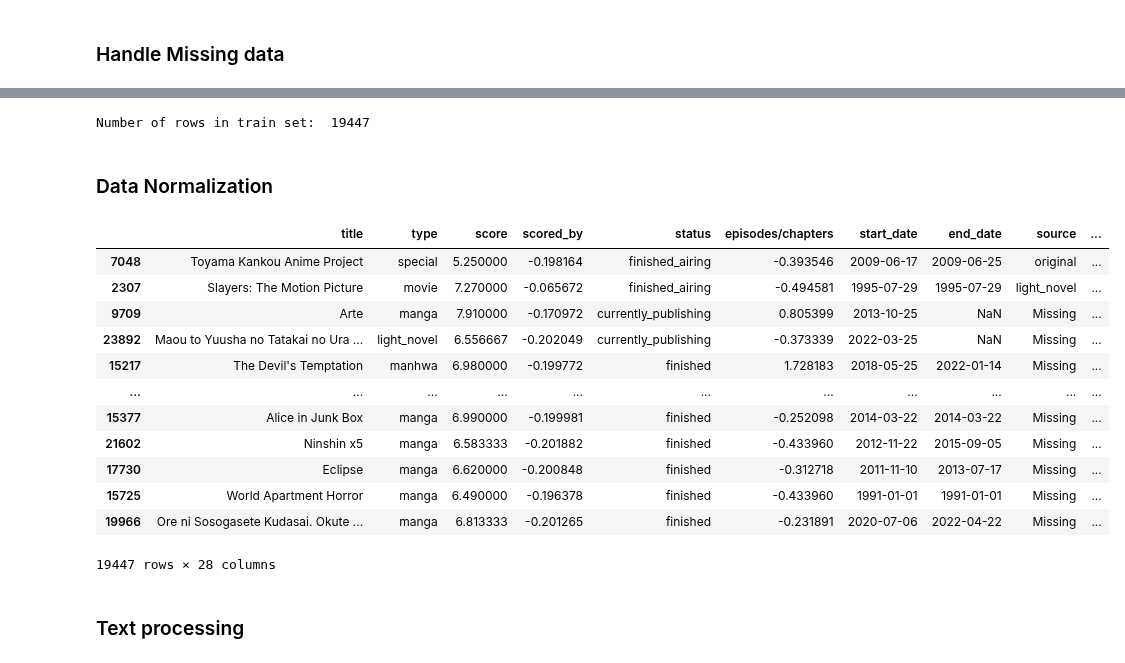
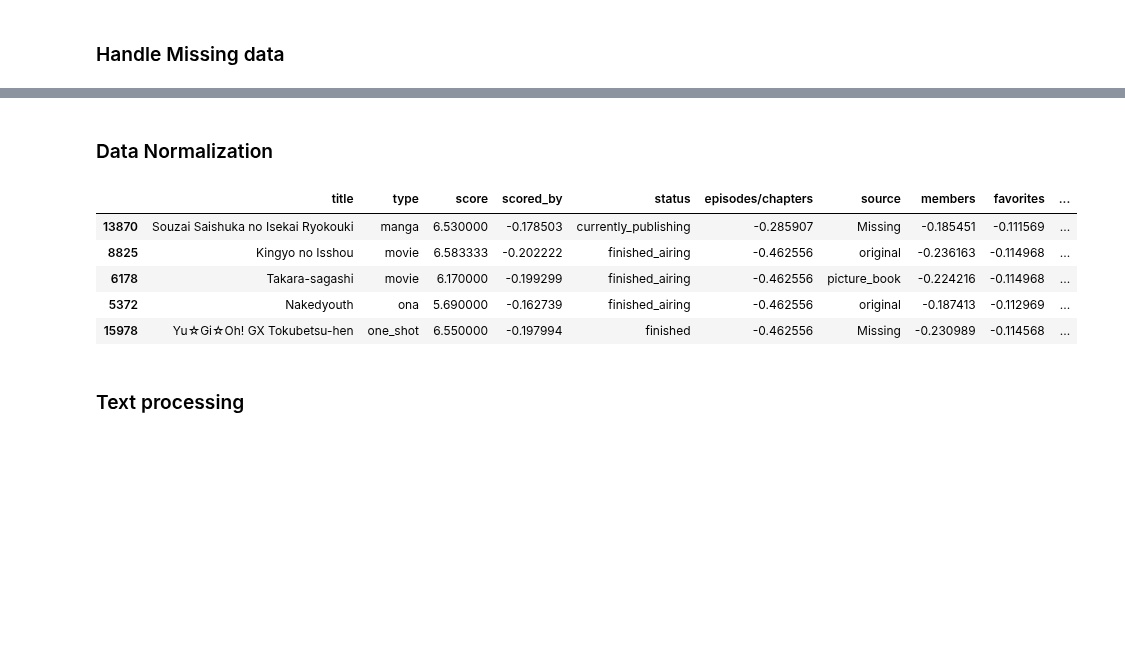
Before and after one commit to derickkan3356/anime-manga-theme-and-success-prediction, a Jupyter notebook: data_preprocessing.ipynb, the cells around one changed output, grey strips where cells are left out. Cells and saved outputs as stored; diff of their text form; code cells hidden in the pictures; blank space fills up the shorter version.

Commit message:
data cleaning 2.0

```diff
--- a/data_preprocessing.ipynb
+++ b/data_preprocessing.ipynb
@@ -47,7 +47,7 @@ def data_cleaning(input_anime, input_manga):
     df_manga = input_manga.copy()
 
     # remove unnecessary columns
-    df_anime = df_anime.drop(columns=['anime_id', 'rating', 'main_picture', 'url', 'trailer_url', 'background', 'created_at', 'updated_at', 'episode_duration', 'broadcast_day', 'broadcast_time', 'licensors', 'title_synonyms'])
+    df_anime = df_anime.drop(columns=['anime_id', 'total_duration', 'start_year', 'start_season', 'rating', 'main_picture', 'url', 'trailer_url', 'background', 'created_at', 'updated_at', 'episode_duration', 'broadcast_day', 'broadcast_time', 'licensors', 'title_synonyms'])
     df_manga = df_manga.drop(columns=['manga_id', 'main_picture', 'url', 'background', 'created_at_before', 'updated_at', 'title_synonyms'])
 
     # remove rows that are null in 'synopsis' and 'title', which are crucial for our project
@@ -173,7 +173,11 @@ def columns_alignment(input_anime, input_manga):
 df_anime_aligned, df_manga_aligned = columns_alignment(df_anime_cleaned, df_manga_extracted)
 # %%
 df_full = pd.concat([df_anime_aligned, df_manga_aligned], ignore_index=True)
-df_full
+
+#remove unnecessary common columns
+df_full = df_full.drop(columns=['real_start_date', 'real_end_date', 'volumes'])
+
+df_full.head()
 # %% [output]
 |  | title | type | score | scored_by | status | episodes/chapters | start_date | end_date | source | ... |
 | 0 | Fullmetal Alchemist: Brotherhood | tv | 9.10 | 2037075 | finished_airing | 64.0 | 2009-04-05 | 2010-07-04 | manga | ... |
@@ -195,23 +297,24 @@ from sklearn.impute import SimpleImputer
 from sklearn.impute import KNNImputer
 
 # Non-numerical columns
-Non_Numerical = ['type', 'source']
+Non_Numerical = ['type', 'source', 'start_season', 'end_season']
 
 # Create an imputer for non-numerical data filling with 'Missing'
 categorical_imputer = SimpleImputer(strategy='constant', fill_value='Missing')
 
 # Impute non-numerical columns
-df_full[Non_Numerical] = categorical_imputer.fit_transform(df_full[Non_Numerical])
+train[Non_Numerical] = categorical_imputer.fit_transform(train[Non_Numerical])
 
 # Numerical columns
-Numerical = ['score', 'scored_by', 'episodes/chapters', 'members', 'favorites']
+Numerical = ['score', 'scored_by', 'episodes/chapters', 'members', 'favorites', 'start_year' , 'end_year']
 
 # Create an imputer for numerical data using KNNImputer
 knn_imputer = KNNImputer(n_neighbors=3)
 
 # Impute numerical columns
-df_full[Numerical] = knn_imputer.fit_transform(df_full[Numerical])
+train[Numerical] = knn_imputer.fit_transform(train[Numerical])
 
-# Display the final result with both numerical and categorical columns imputed
-df_full.isnull().sum()
+# Check for result
+print("Number of missing data in Training Set:\n")
+print(train.isnull().sum())
 # %% [output]
@@ -234,39 +337,38 @@ volumes              13248
 dtype: int64
-# %%
-# train test split
-from sklearn.model_selection import train_test_split
-train, test = train_test_split(df_full, test_size=0.2, random_state=RANDOM_SEED)
-print('Number of rows in train set: ', len(train))
-# %% [output]
-Number of rows in train set:  19447
 # %% [markdown]
 ### Data Normalization
 # %%
 from sklearn.preprocessing import StandardScaler
 
 scaler = StandardScaler()
 
 # Selecting columns to normalize
 columns_to_normalize = ["scored_by", "episodes/chapters", "members", "favorites"]
 
-# Normalizing the selected columns
-train_normalized = train.copy()
-train_normalized[columns_to_normalize] = scaler.fit_transform(train[columns_to_normalize])
-train_normalized
+earliest_start_year = train['start_year'].min()
+
+# function for Normalizing the selected columns
+def Normalizing(data):
+    data_normalized = data.copy()
+    data_normalized[columns_to_normalize] = scaler.fit_transform(train[columns_to_normalize])
+
+    # Calculate the duration by subtracting the earliest start year from all years
+    data_normalized['elapsed_start_time '] = data_normalized['start_year'] - earliest_start_year
+    data_normalized['elapsed_end_time '] = data_normalized['end_year'] - earliest_start_year
+
+    data_normalized = data_normalized.drop(columns=['start_year', 'end_year'])
+
+    return data_normalized
+
+train_normalized = Normalizing(train)
+train_normalized.head()
 # %% [output]
-|  | title | type | score | scored_by | status | episodes/chapters | start_date | end_date | source | ... |
-| 7048 | Toyama Kankou Anime Project | special | 5.250000 | -0.198164 | finished_airing | -0.393546 | 2009-06-17 | 2009-06-25 | original | ... |
-| 2307 | Slayers: The Motion Picture | movie | 7.270000 | -0.065672 | finished_airing | -0.494581 | 1995-07-29 | 1995-07-29 | light_novel | ... |
-| 9709 | Arte | manga | 7.910000 | -0.170972 | currently_publishing | 0.805399 | 2013-10-25 | NaN | Missing | ... |
-| 23892 | Maou to Yuusha no Tatakai no Ura ... | light_novel | 6.556667 | -0.202049 | currently_publishing | -0.373339 | 2022-03-25 | NaN | Missing | ... |
-| 15217 | The Devil's Temptation | manhwa | 6.980000 | -0.199772 | finished | 1.728183 | 2018-05-25 | 2022-01-14 | Missing | ... |
-| ... | ... | ... | ... | ... | ... | ... | ... | ... | ... | ... |
-| 15377 | Alice in Junk Box | manga | 6.990000 | -0.199981 | finished | -0.252098 | 2014-03-22 | 2014-03-22 | Missing | ... |
-| 21602 | Ninshin x5 | manga | 6.583333 | -0.201882 | finished | -0.433960 | 2012-11-22 | 2015-09-05 | Missing | ... |
-| 17730 | Eclipse | manga | 6.620000 | -0.200848 | finished | -0.312718 | 2011-11-10 | 2013-07-17 | Missing | ... |
-| 15725 | World Apartment Horror | manga | 6.490000 | -0.196378 | finished | -0.433960 | 1991-01-01 | 1991-01-01 | Missing | ... |
-| 19966 | Ore ni Sosogasete Kudasai. Okute ... | manga | 6.813333 | -0.201265 | finished | -0.231891 | 2020-07-06 | 2022-04-22 | Missing | ... |
+|  | title | type | score | scored_by | status | episodes/chapters | source | members | favorites | ... |
+| 13870 | Souzai Saishuka no Isekai Ryokouki | manga | 6.530000 | -0.178503 | currently_publishing | -0.285907 | Missing | -0.185451 | -0.111569 | ... |
+| 8825 | Kingyo no Isshou | movie | 6.583333 | -0.202222 | finished_airing | -0.462556 | original | -0.236163 | -0.114968 | ... |
+| 6178 | Takara-sagashi | movie | 6.170000 | -0.199299 | finished_airing | -0.462556 | picture_book | -0.224216 | -0.114968 | ... |
+| 5372 | Nakedyouth | ona | 5.690000 | -0.162739 | finished_airing | -0.462556 | original | -0.187413 | -0.112969 | ... |
+| 15978 | Yu☆Gi☆Oh! GX Tokubetsu-hen | one_shot | 6.550000 | -0.197994 | finished | -0.462556 | Missing | -0.230989 | -0.114568 | ... |
-19447 rows × 28 columns
 # %% [markdown]
 ### Text processing
 # %% [markdown]
```
Also changed, not shown: parts of 15 cells of this notebook, 1 other file.
